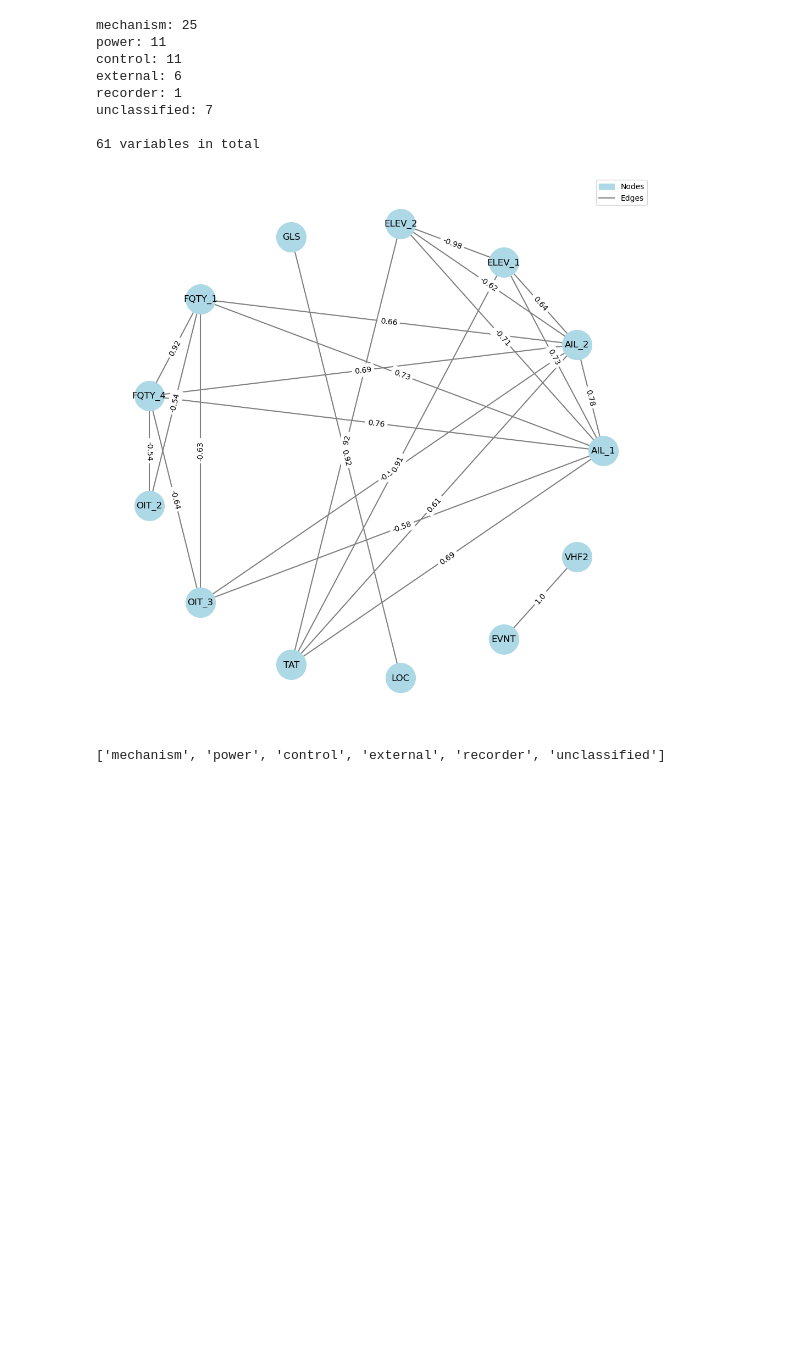
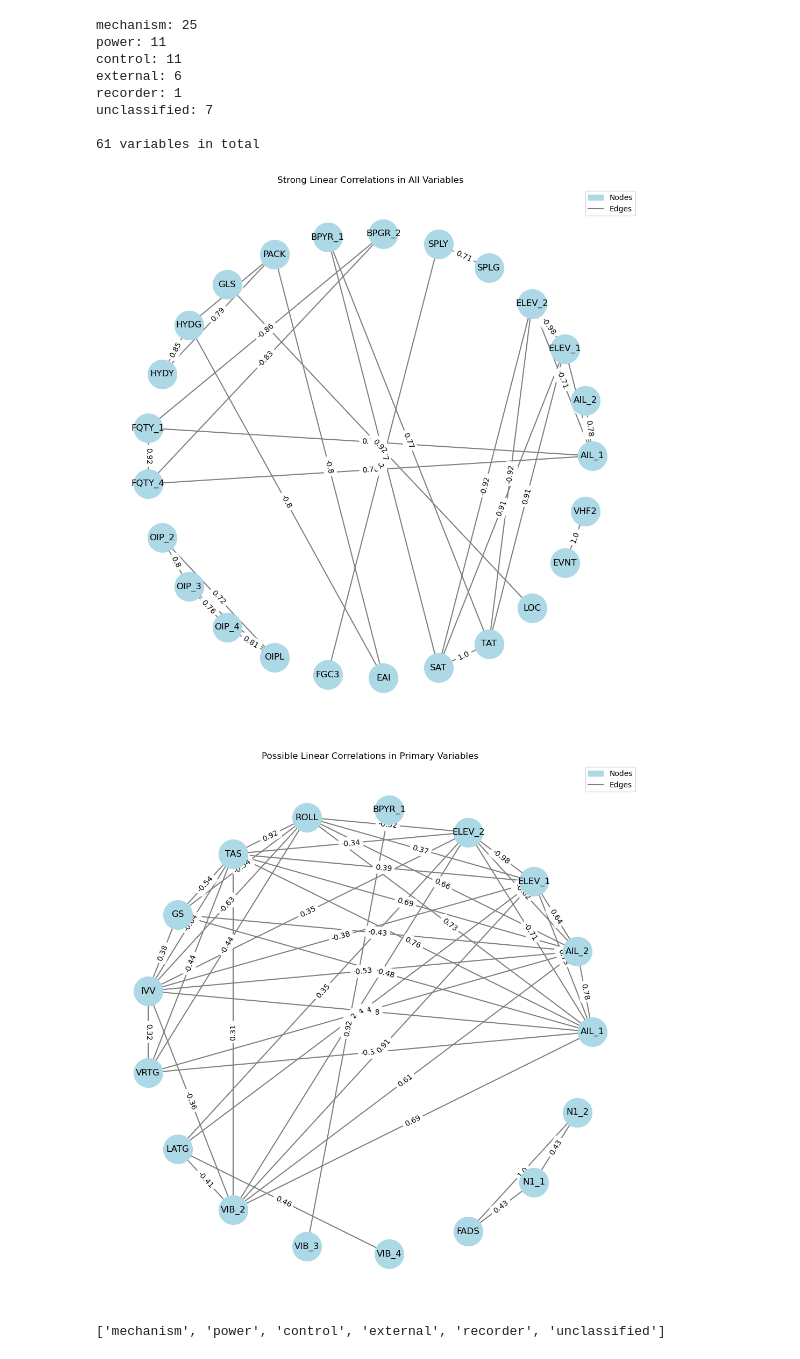
Before and after one commit to srt-uncertainty-wind/code, a Jupyter notebook: variableIndependence_MarkovRandomField.ipynb, the cells around one changed output. Saved outputs shown, nothing was run; the diff lists cells and outputs as text; code cells hidden in the pictures; blank space fills up the shorter version.

Commit message:
Linear Correlations Strong in all and possible in primary

```diff
--- a/variableIndependence_MarkovRandomField.ipynb
+++ b/variableIndependence_MarkovRandomField.ipynb
@@ -24,5 +61,5 @@ exception_folder_paths = [os.path.join(exception_save_path, item) for item in ex
 # %%
-# give the preset classification of determined variables
+# give the preset classification of primary variables
 group_names_list = ["mechanism", "power", "control", "external", "recorder", "unclassified"]
 group_lens_dict = {}
 
@@ -45,8 +82,8 @@ var_group_recorder = ["PH"
                      ]
 var_group_unclassified = ["EVNT", "HF1", "HF2", "VHF1", "VHF2", "VHF3", "SMKB"]
 
-var_groups_dict = {"mechanism": var_group_mechanism, "power": var_group_power, "control": var_group_control, "external": var_group_external, "recorder": var_group_recorder, "unclassified": var_group_unclassified}
-for group_name, var_group in var_groups_dict.items():
+primary_var_groups_dict = {"mechanism": var_group_mechanism, "power": var_group_power, "control": var_group_control, "external": var_group_external, "recorder": var_group_recorder, "unclassified": var_group_unclassified}
+for group_name, var_group in primary_var_groups_dict.items():
     group_lens_dict[group_name] = len(var_group)
     print(f"{group_name}: {len(var_group)}")
 print(f"\n{sum(group_lens_dict.values())} variables in total")
@@ -114,7 +151,7 @@ def build_graph(data, threshold):
     return G
 
 # 可视化无向图
-def visualize_graph(G):
+def visualize_graph(G, title):
     plt.figure(figsize=(10, 10))
 
     # 移除没有边相连的孤立节点
@@ -144,22 +181,30 @@ def visualize_graph(G):
     gray_line = mlines.Line2D([], [], color='gray', linewidth=1.5, label='Edges')
     plt.legend(handles=[blue_patch, gray_line], loc='upper right')
 
+    # 创建标题
+    plt.title(title)
+
     plt.show()
 # %%
 # 读取待选mat数据
 exception_folder_path = exception_folder_paths[0]
 work_mat = loadmat(os.path.join(exception_folder_path, os.listdir(exception_folder_path)[0]))
 
 # 规定线性相关性阈值
-threshold = 0.5
+threshold = 0
 
 # 生成工作数据array
-data_array = generate_data(work_mat, var_groups_dict)
+data_array = generate_data(work_mat, all_var_groups_dict)
 
-G = build_graph(data_array, threshold)
-visualize_graph(G)
+G = build_graph(data_array, threshold=0.7)
+visualize_graph(G, title = 'Strong Linear Correlations in All Variables')
+
+data_array = generate_data(work_mat, primary_var_groups_dict)
+G = build_graph(data_array, threshold=0.3)
+visualize_graph(G, title = 'Possible Linear Correlations in Primary Variables')
 # %% [output]
-[figure, old version]
+[figure, new version]
+[figure, added]
 # %%
 # sum(len(var_groups_dict[key] for key in var_groups_dict.keys()))
 list(var_groups_dict.keys())
```
Also changed, not shown: parts of 1 cell of this notebook.
